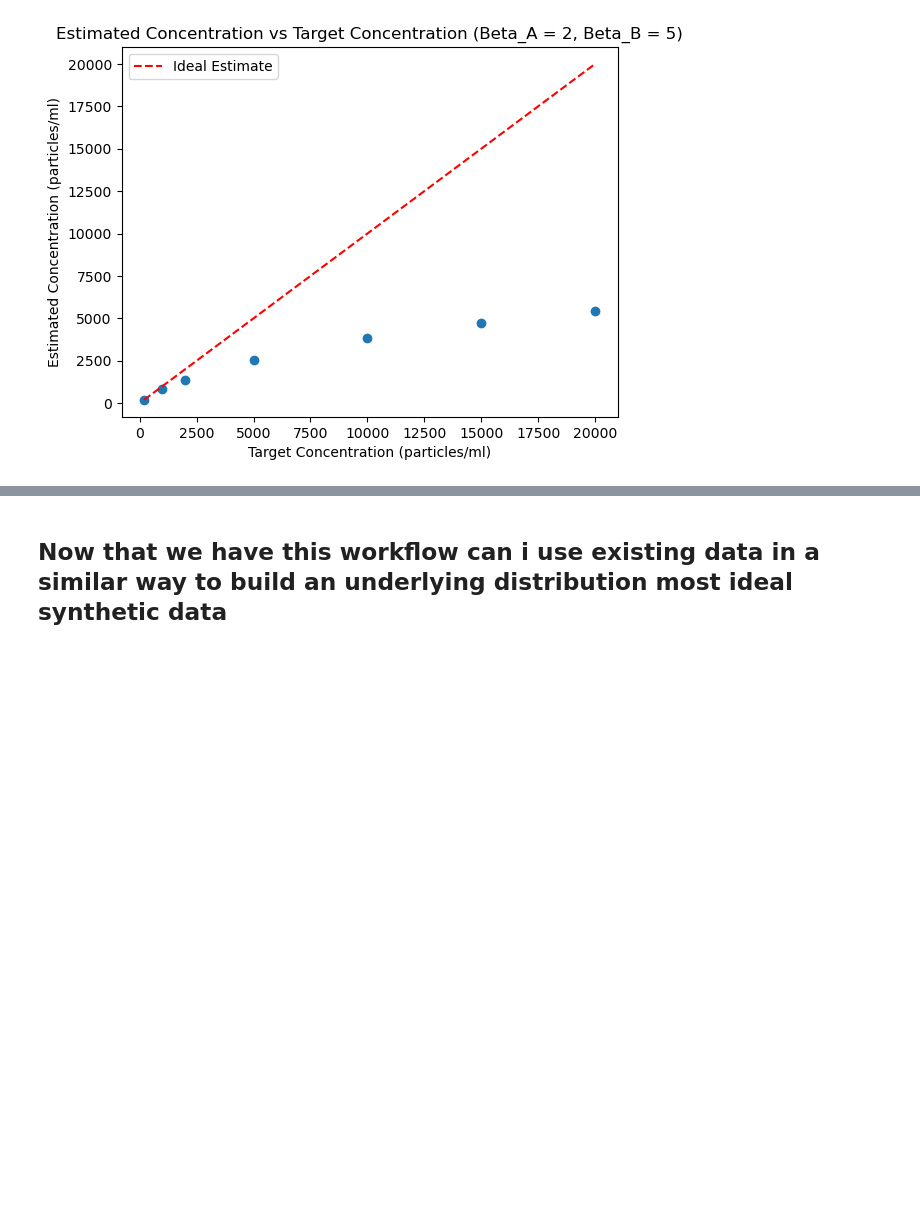
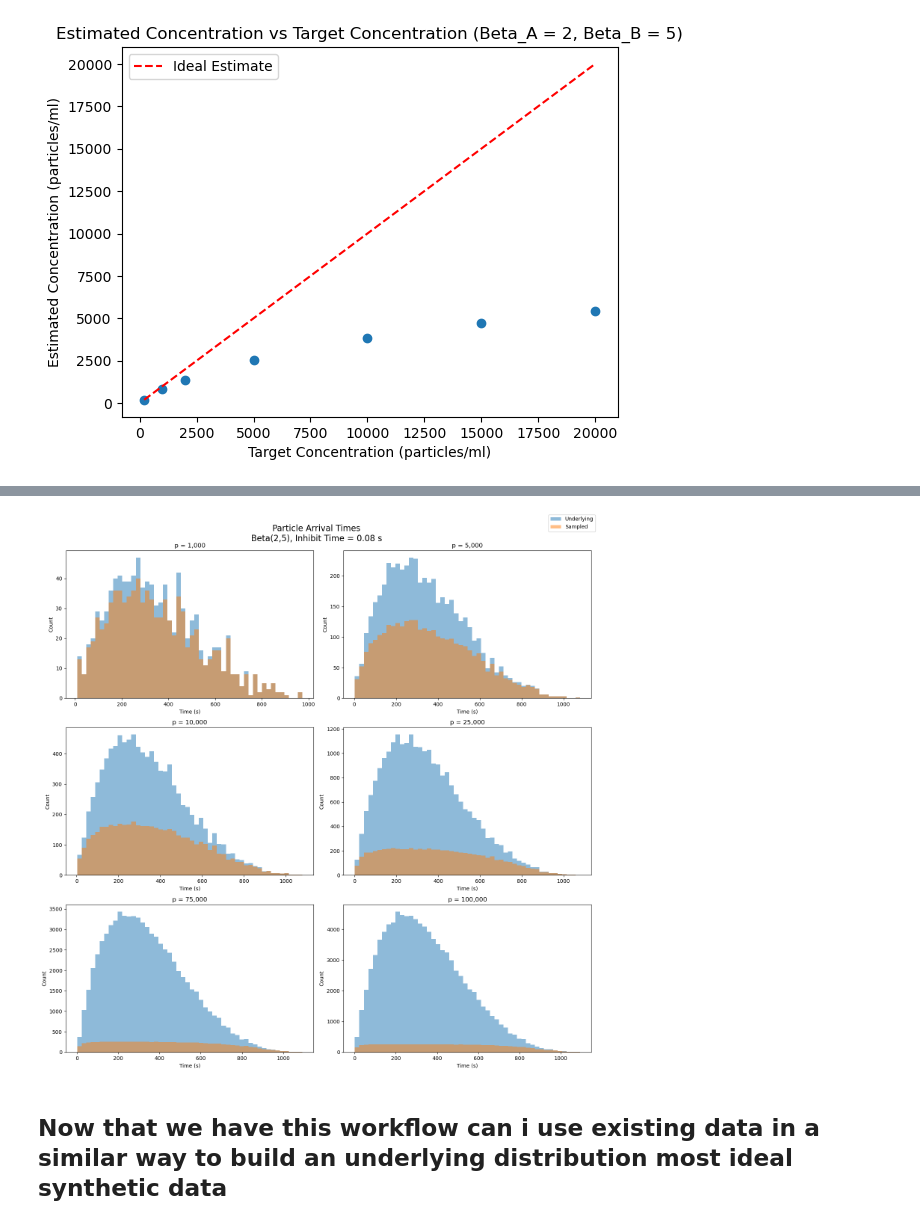
Before and after one commit to michaelstaiger/IFCBParticleSize, a Jupyter notebook: EmpyricalAnalysis/Notebooks/SyntheticFPS.ipynb, the cells around one changed output, grey strips where cells are left out. Cells and saved outputs as stored; diff of their text form; code cells hidden in the pictures; blank space fills up the shorter version.

```diff
--- a/EmpyricalAnalysis/Notebooks/SyntheticFPS.ipynb
+++ b/EmpyricalAnalysis/Notebooks/SyntheticFPS.ipynb
@@ -422,3 +441,65 @@ plt.show()
+# %%
+import matplotlib.pyplot as plt
+
+particles = [1000, 5000, 10000, 25000, 75000, 100000]
+
+fig, axes = plt.subplots(3, 2, figsize=(15, 15))
+axes = axes.flatten()
+
+for i, p in enumerate(particles):
+
+    times = simulate_skewed_particles(
+        mean_particles=p,
+        beta_a=2,
+        beta_b=5,
+        run_duration=1200,
+        seed=1
+    )
+
+    ifcb_df = simulate_ifcb_sampling(
+        times["arrival_time"],
+        inhibit_time=0.08
+    )
+
+    sampled = ifcb_df[ifcb_df["sampled"]]
+
+    ax = axes[i]
+
+    ax.hist(
+        ifcb_df["arrival_time"],
+        bins=50,
+        alpha=0.5,
+        label="Underlying"
+    )
+
+    ax.hist(
+        sampled["arrival_time"],
+        bins=50,
+        alpha=0.5,
+        label="Sampled"
+    )
+
+    ax.set_title(f"p = {p:,}")
+    ax.set_xlabel("Time (s)")
+    ax.set_ylabel("Count")
+
+# Remove unused axes
+for j in range(len(particles), len(axes)):
+    fig.delaxes(axes[j])
+
+# One shared legend
+handles, labels = axes[0].get_legend_handles_labels()
+fig.legend(handles, labels, loc="upper right")
+
+fig.suptitle(
+    "Particle Arrival Times\nBeta(2,5), Inhibit Time = 0.08 s",
+    fontsize=16
+)
+
+plt.tight_layout()
+plt.show()
+# %% [output]
+[figure, added]
 # %% [markdown]
 ## Now that we have this workflow can i use existing data in a similar way to build an underlying distribution most ideal synthetic data
 # %%
```
Also changed, not shown: parts of 11 cells of this notebook, 11 other files.
